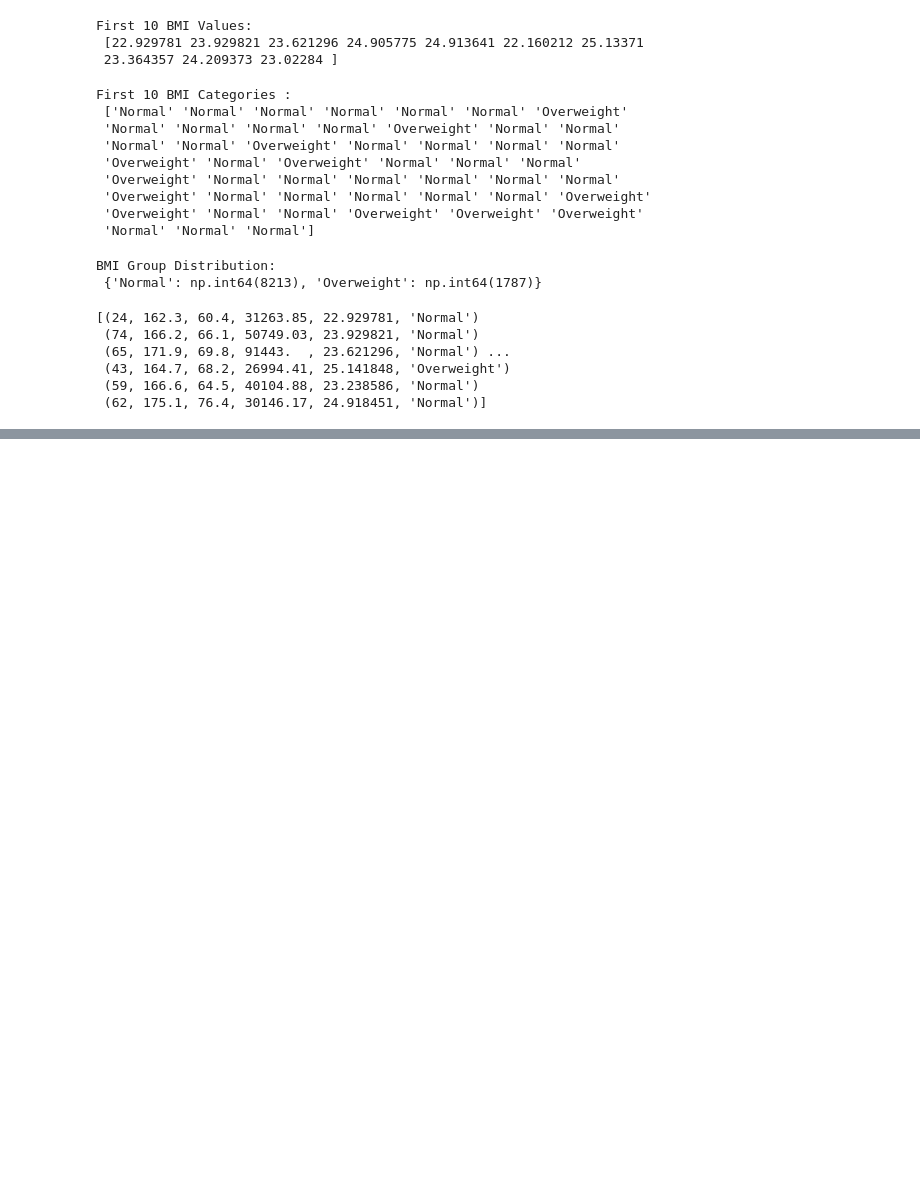
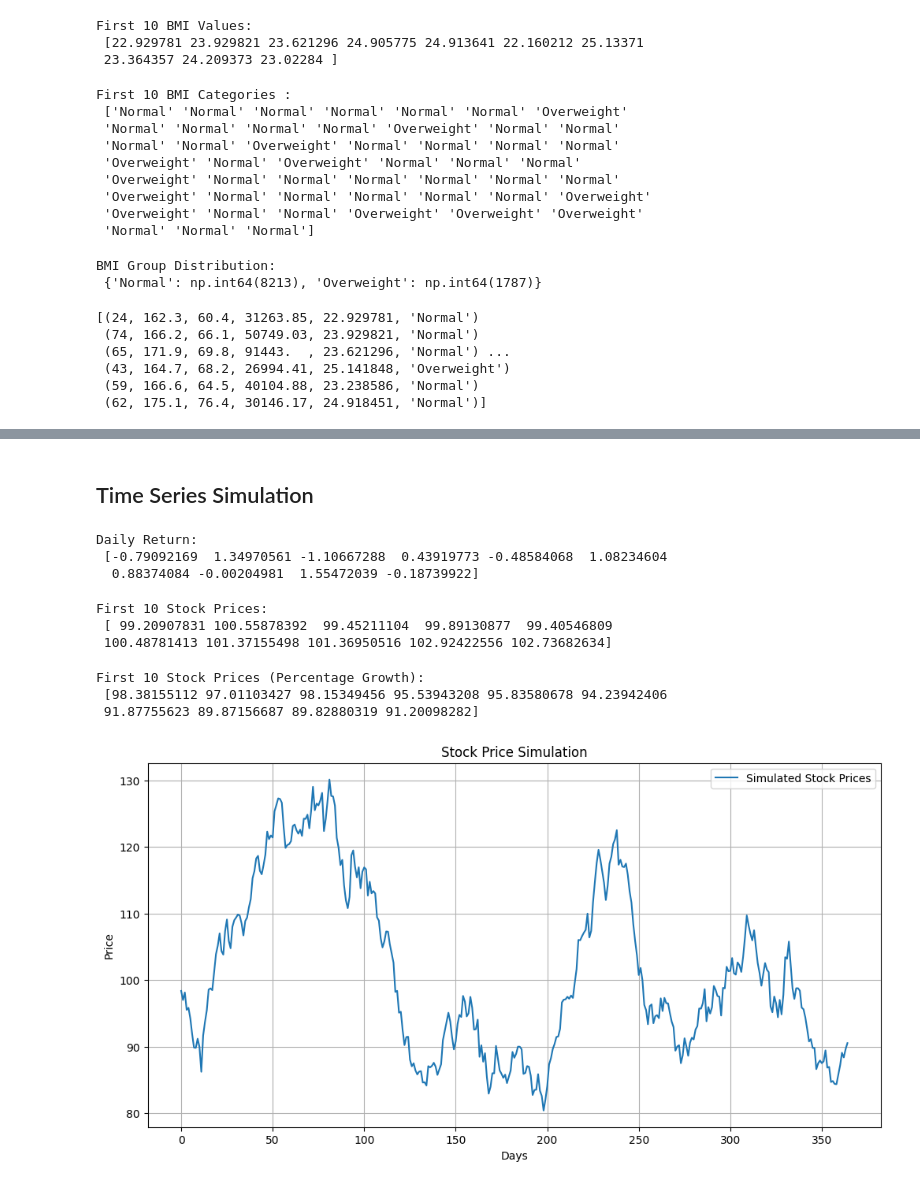
Before and after one commit to Neel7125/PracticePythonLibs, a Jupyter notebook: Numpy/dataSimulation.ipynb, the cells around one changed output, grey strips where cells are left out. Cells and saved outputs as stored; diff of their text form; code cells hidden in the pictures; blank space fills up the shorter version.

Commit message:
Linear Algebra, Matrix Manipulation, Time Series Simulation

```diff
--- a/Numpy/dataSimulation.ipynb
+++ b/Numpy/dataSimulation.ipynb
@@ -240,0 +317,49 @@ np.savetxt(
+# %% [markdown]
+## Time Series Simulation
+# %%
+days = 365
+start_price = 100
+
+daily_return = rng.normal(0,1, days)
+print("Daily Return:\n", daily_return[:10])
+# %% [output]
+Daily Return:
+ [-0.79092169  1.34970561 -1.10667288  0.43919773 -0.48584068  1.08234604
+  0.88374084 -0.00204981  1.55472039 -0.18739922]
+# %%
+# Compute stock prices
+
+price_change = np.cumsum(daily_return)
+prices = start_price + price_change
+
+print("First 10 Stock Prices:\n", prices[:10])
+# %% [output]
+First 10 Stock Prices:
+ [ 99.20907831 100.55878392  99.45211104  99.89130877  99.40546809
+ 100.48781413 101.37155498 101.36950516 102.92422556 102.73682634]
+# %%
+# Percentage growth
+
+daily_pct = rng.normal(0, 0.02, days)
+prices2 = start_price * np.cumprod(1 + daily_pct)
+print("First 10 Stock Prices (Percentage Growth):\n", prices2[:10])
+# %% [output]
+First 10 Stock Prices (Percentage Growth):
+ [98.38155112 97.01103427 98.15349456 95.53943208 95.83580678 94.23942406
+ 91.87755623 89.87156687 89.82880319 91.20098282]
+# %%
+# Plot the results
+
+from cProfile import label
+import matplotlib.pyplot as plt
+
+plt.figure(figsize=(12, 6))
+plt.plot(prices2,label="Simulated Stock Prices")
+plt.xlabel("Days")
+plt.ylabel("Price")
+plt.title("Stock Price Simulation")
+plt.legend()
+plt.grid(True)
+plt.show()
+# %% [output]
+[figure, added]
```
Also changed, not shown: parts of 7 cells of this notebook.
